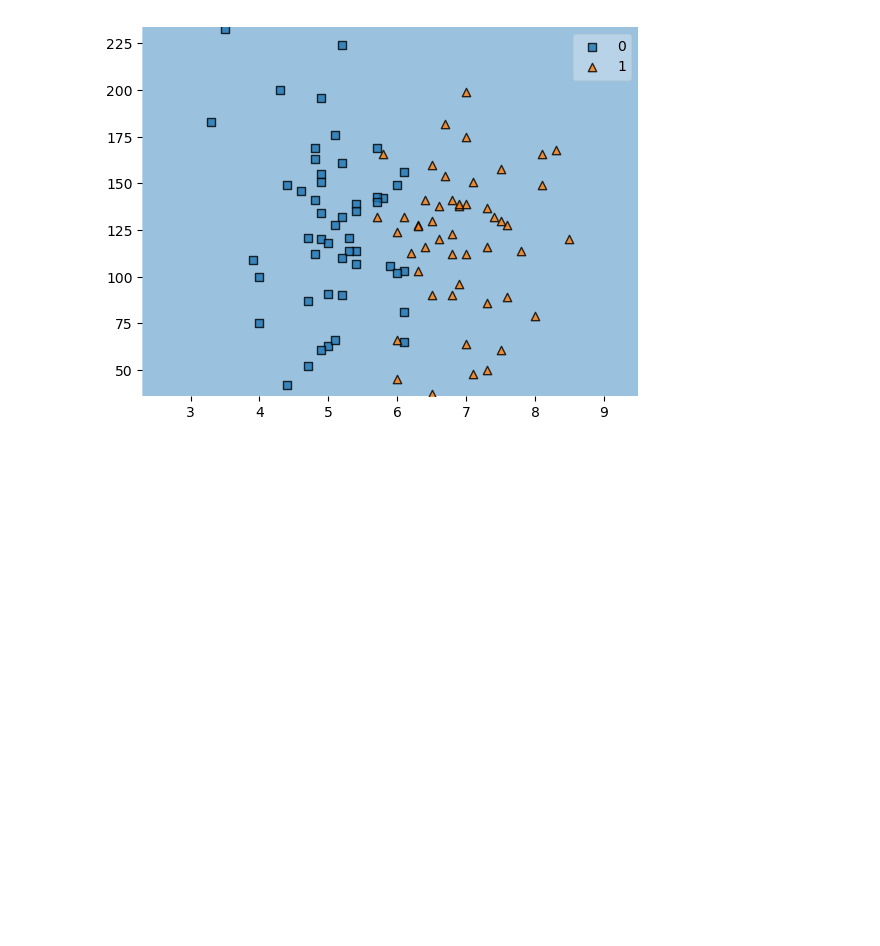
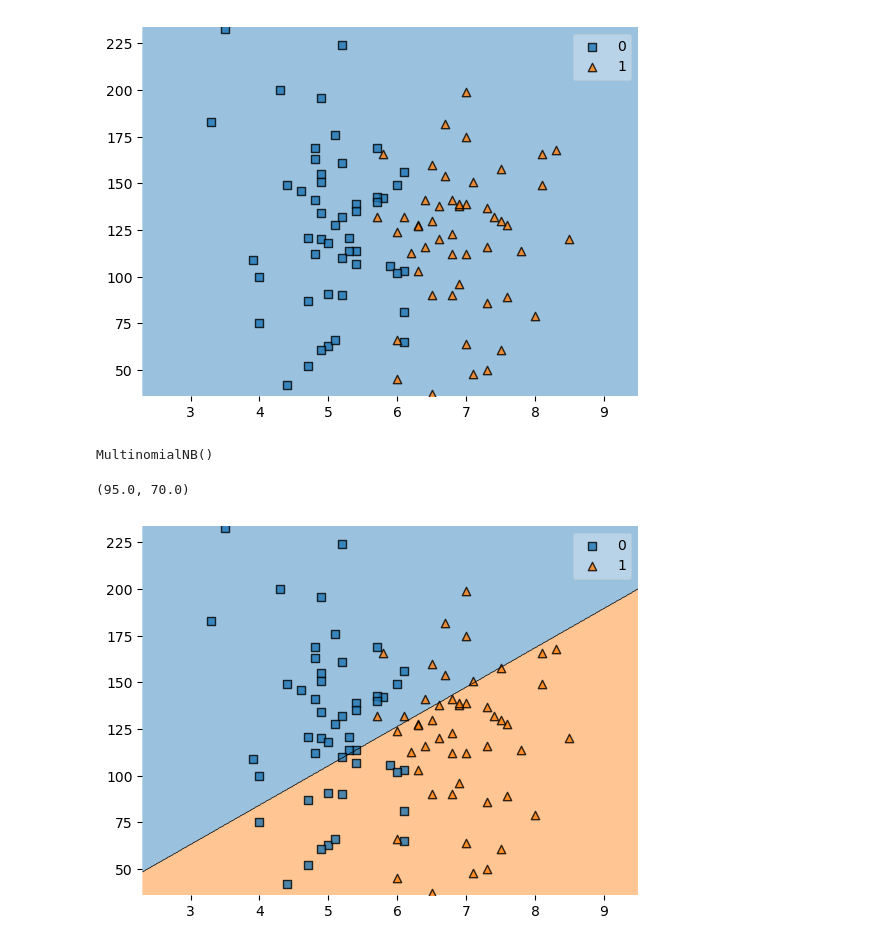
Before and after one commit to 07fahim/Python, a Jupyter notebook: Python/Supervised Learning in ML/Naive Bayes Algorithm.ipynb, the cells around one changed output. Cells and saved outputs as stored; diff of their text form; code cells hidden in the pictures; blank space fills up the shorter version.

```diff
--- a/Python/Supervised Learning in ML/Naive Bayes Algorithm.ipynb
+++ b/Python/Supervised Learning in ML/Naive Bayes Algorithm.ipynb
@@ -61,3 +61,19 @@ plot_decision_regions(x.to_numpy(),y.to_numpy(),clf=bnb)
 plt.show()
 # %% [output]
 [figure]
+# %%
+mnb=MultinomialNB()
+mnb.fit(x_train,y_train)
+# %% [output]
+MultinomialNB()
+# %%
+mnb.score(x_test,y_test)*100,mnb.score(x_train,y_train)*100
+# %% [output]
+(95.0, 70.0)
+# %%
+from mlxtend.plotting import plot_decision_regions
+
+plot_decision_regions(x.to_numpy(),y.to_numpy(),clf=mnb)
+plt.show()
+# %% [output]
+[figure, added]
```
